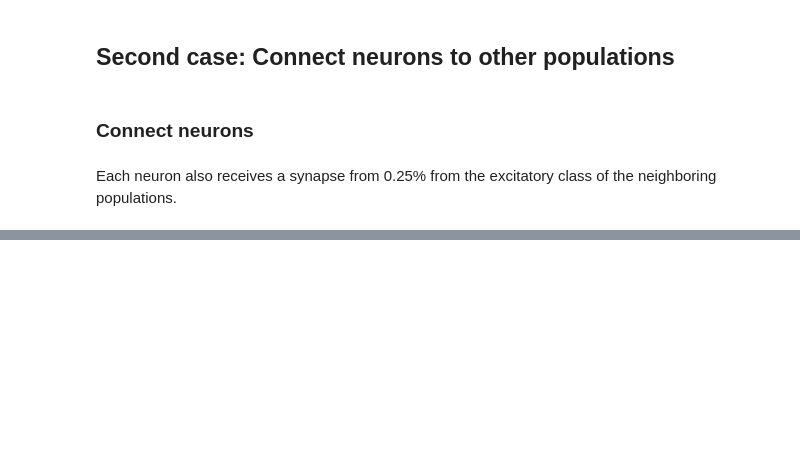
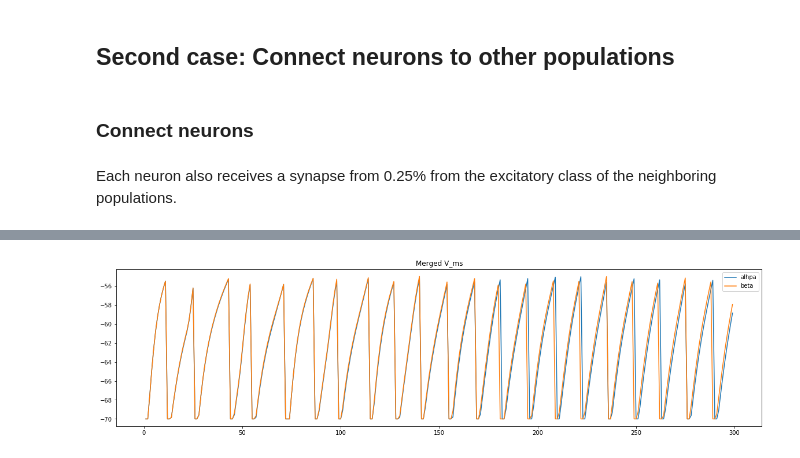
Before and after one commit to ndettmer/neuronal_synchrony_replication, a Jupyter notebook: nest.ipynb, the cells around one changed output, grey strips where cells are left out. Cells and saved outputs as stored; diff of their text form; code cells hidden in the pictures; blank space fills up the shorter version.

```diff
--- a/nest.ipynb
+++ b/nest.ipynb
@@ -133,0 +161,5 @@ plot_V()
+# %%
+plot_V([m1, m3])
+#cross_correlate(m1, m3)
+# %% [output]
+[figure, added]
```
Also changed, not shown: parts of 15 cells of this notebook.
